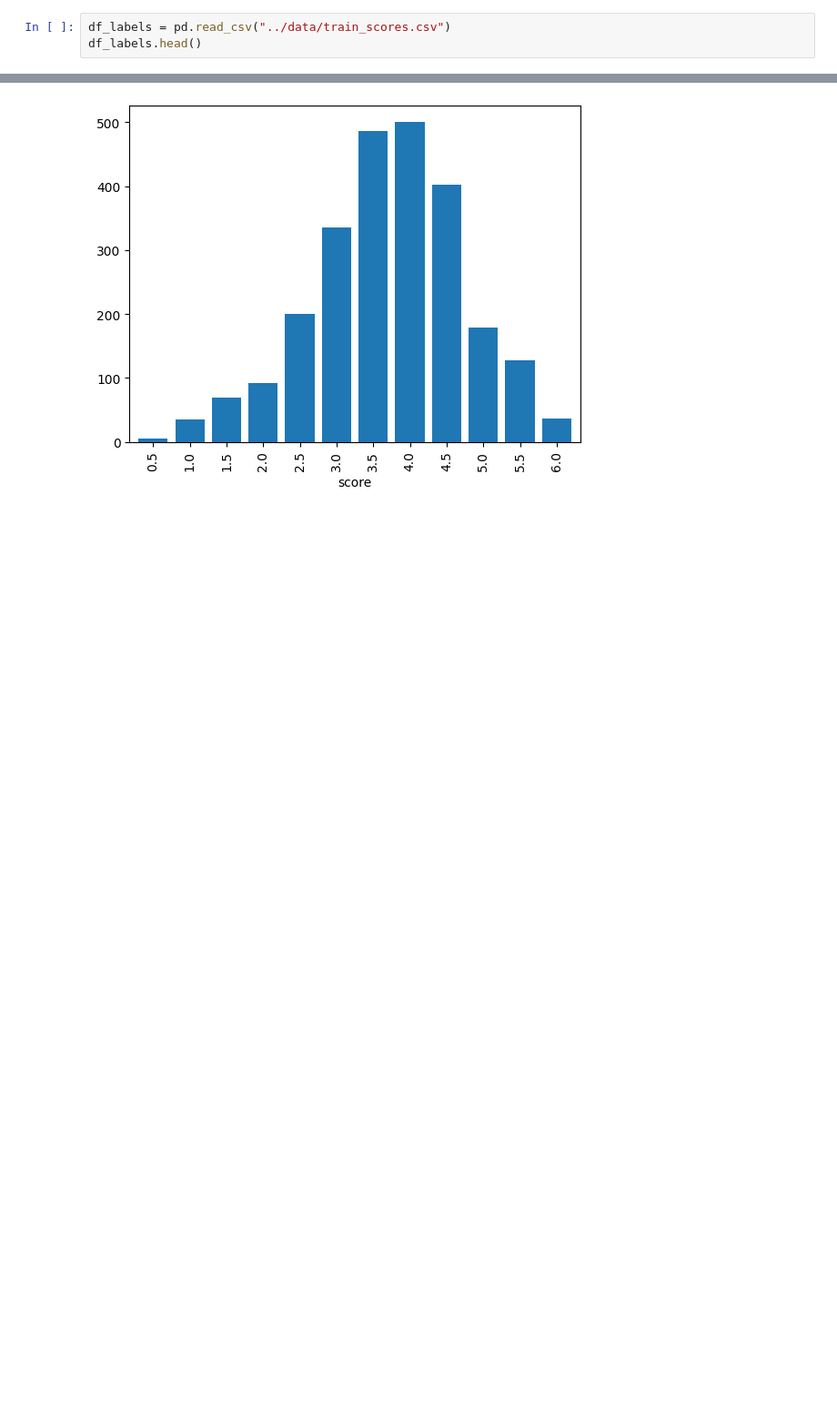
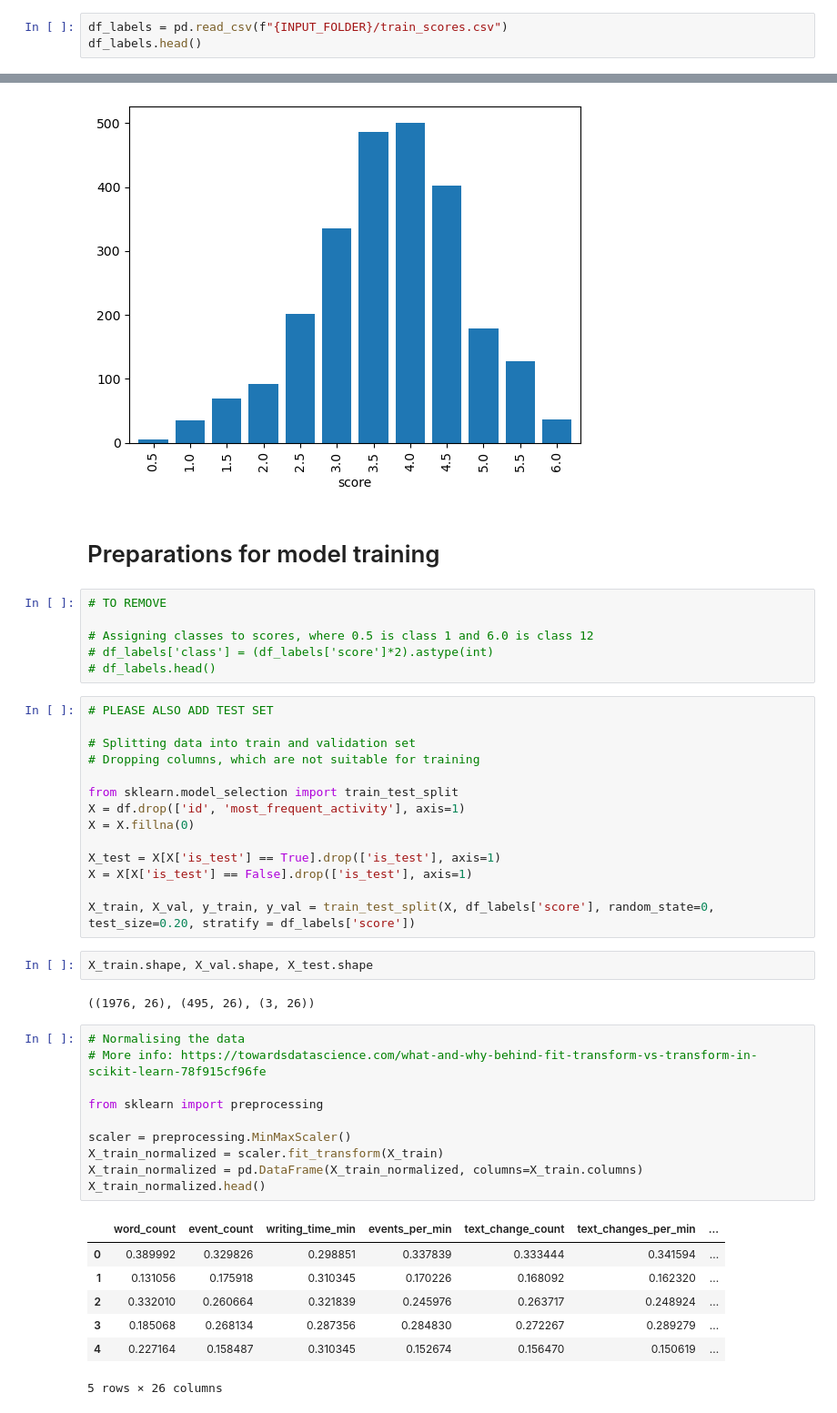
Before and after one commit to arammul/ML_project_2023_T22, a Jupyter notebook: Anastasija/Data Exploration.ipynb, the cells around one changed output, grey strips where cells are left out. Shown at 91% size. Cells and saved outputs as stored; diff of their text form; blank space fills up the shorter version.

```diff
--- a/Anastasija/Data Exploration.ipynb
+++ b/Anastasija/Data Exploration.ipynb
@@ -277,7 +275,7 @@ df
 # %% [markdown]
 # Train labels (essay grades)
 # %%
-df_labels = pd.read_csv("../data/train_scores.csv")
+df_labels = pd.read_csv(f"{INPUT_FOLDER}/train_scores.csv")
 df_labels.head()
 # %% [output]
 |  | id | score |
@@ -298,3 +296,47 @@ df_labels.groupby('score')['id'].count().plot.bar(width =0.8)
 # %% [output]
 <Axes: xlabel='score'>
 [figure]
+# %% [markdown]
+# Preparations for model training
+# %%
+# TO REMOVE
+
+# Assigning classes to scores, where 0.5 is class 1 and 6.0 is class 12
+# df_labels['class'] = (df_labels['score']*2).astype(int)
+# df_labels.head()
+# %%
+# PLEASE ALSO ADD TEST SET
+
+# Splitting data into train and validation set
+# Dropping columns, which are not suitable for training
+
+from sklearn.model_selection import train_test_split
+X = df.drop(['id', 'most_frequent_activity'], axis=1)
+X = X.fillna(0)
+
+X_test = X[X['is_test'] == True].drop(['is_test'], axis=1)
+X = X[X['is_test'] == False].drop(['is_test'], axis=1)
+
+X_train, X_val, y_train, y_val = train_test_split(X, df_labels['score'], random_state=0, test_size=0.20, stratify = df_labels['score'])
+# %%
+X_train.shape, X_val.shape, X_test.shape
+# %% [output]
+((1976, 26), (495, 26), (3, 26))
+# %%
+# Normalising the data
+# More info: https://towardsdatascience.com/what-and-why-behind-fit-transform-vs-transform-in-scikit-learn-78f915cf96fe
+
+from sklearn import preprocessing
+
+scaler = preprocessing.MinMaxScaler()
+X_train_normalized = scaler.fit_transform(X_train)
+X_train_normalized = pd.DataFrame(X_train_normalized, columns=X_train.columns)
+X_train_normalized.head()
+# %% [output]
+|  | word_count | event_count | writing_time_min | events_per_min | text_change_count | text_changes_per_min | ... |
+| 0 | 0.389992 | 0.329826 | 0.298851 | 0.337839 | 0.333444 | 0.341594 | ... |
+| 1 | 0.131056 | 0.175918 | 0.310345 | 0.170226 | 0.168092 | 0.162320 | ... |
+| 2 | 0.332010 | 0.260664 | 0.321839 | 0.245976 | 0.263717 | 0.248924 | ... |
+| 3 | 0.185068 | 0.268134 | 0.287356 | 0.284830 | 0.272267 | 0.289279 | ... |
+| 4 | 0.227164 | 0.158487 | 0.310345 | 0.152674 | 0.156470 | 0.150619 | ... |
+5 rows × 26 columns
```
Also changed, not shown: parts of 19 cells of this notebook, 1 other file.
